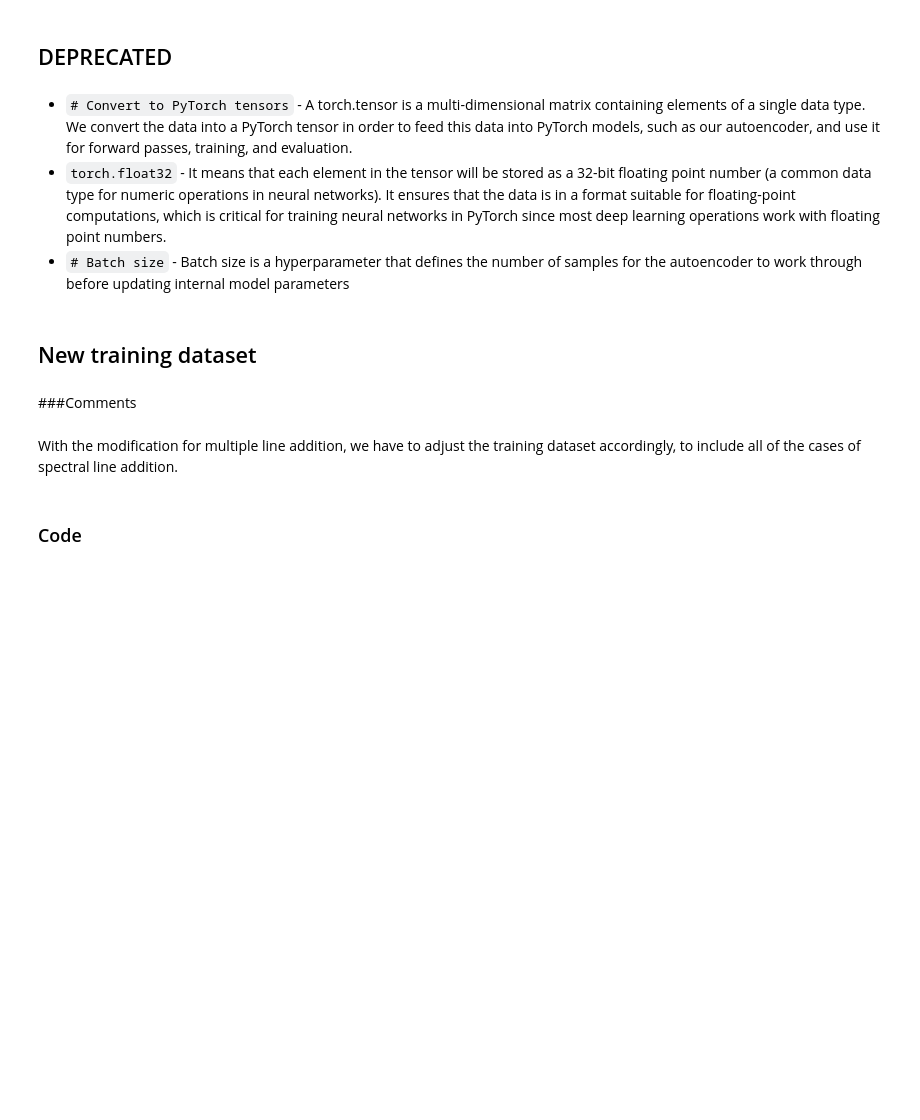
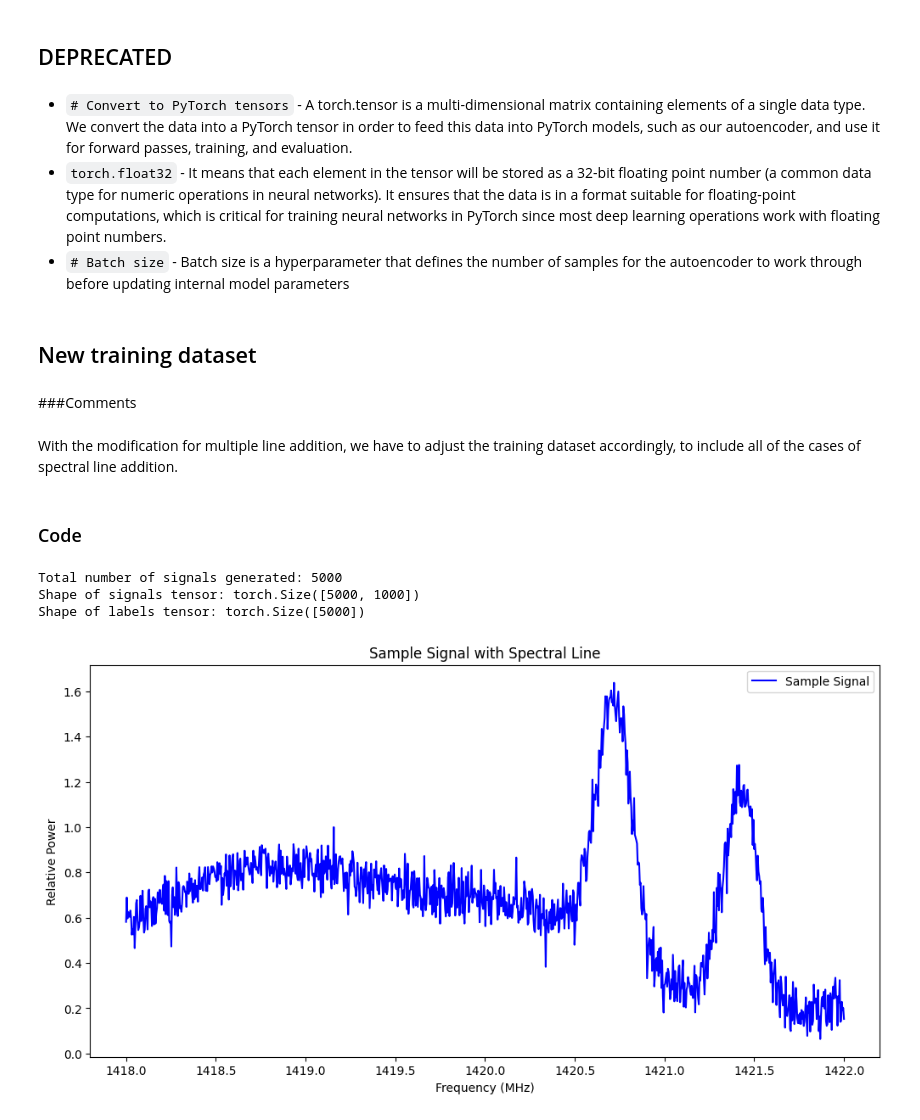
Before and after one commit to Astro-Beam/ASTRO, a Jupyter notebook: Neural Networks/Autoencoder Components/Training Dataset.ipynb, the cells around one changed output. Saved outputs shown, nothing was run; the diff lists cells and outputs as text; code cells hidden in the pictures; blank space fills up the shorter version.

Commit message:
Created balanced dataset for pipeline training

```diff
--- a/Neural Networks/Autoencoder Components/Training Dataset.ipynb
+++ b/Neural Networks/Autoencoder Components/Training Dataset.ipynb
@@ -450,3 +450,81 @@ dataloader = DataLoader(dataset, batch_size=batch_size, shuffle=True)
 With the modification for multiple line addition, we have to adjust the training dataset accordingly, to include all of the cases of spectral line addition.
 # %% [markdown]
 ### Code
+# %%
+# Signal parameters
+n_samples = 1000  # Number of sample points in each signal
+freq_range = np.linspace(1418, 1422, n_samples)  # Frequency range
+n_signals = 5000  # Total number of signals to generate
+n_functions = 10  # Total number of functions (to find the number of signals per function and make a balanced dataset)
+n_signals_per_function = n_signals // n_functions  # Number of signals per function (each function is called the same amount of times)
+
+# List of functions
+single_line_functions = [
+    add_spectral_line_region_1a,
+    add_spectral_line_region_1b,
+    add_spectral_line_region_2a,
+    add_spectral_line_region_2b,
+    add_spectral_line_region_3a,
+    add_spectral_line_region_3b
+]
+
+double_line_functions = [
+    add_two_spectral_lines_region_1,
+    add_two_spectral_lines_region_2,
+    add_two_spectral_lines_region_3
+]
+
+# Dataset initialization
+signals = []
+labels = []  # 0 for background only, 1 or 2 for signals with 1 or 2 spectral lines (respectively)
+
+# Background signals
+for _ in range(n_signals_per_function):
+    signal = generate_background_signal(n_samples)
+    signals.append(signal)
+    labels.append(0)  # Append 0 because no spectral lines exist within the signal
+
+# Single spectral line signals
+for func in single_line_functions:
+    for _ in range(n_signals_per_function):
+        signal = generate_background_signal(n_samples)
+        signal = func(signal, freq_range)
+        signals.append(signal)
+        labels.append(1)  # Append 1 because one spectral line is present (used for signal classification by one CNNC)
+
+# Double spectral line signals
+for func in double_line_functions:
+    for _ in range(n_signals_per_function):
+        signal = generate_background_signal(n_samples)
+        signal = func(signal, freq_range)
+        signals.append(signal)
+        labels.append(2)  # Append 2 because two spectral lines are present within the signal
+
+# Convert to PyTorch tensors
+signals_tensor = torch.tensor(signals, dtype=torch.float32)
+labels_tensor = torch.tensor(labels, dtype=torch.long)
+
+# Create a DataLoader for batching
+dataset = TensorDataset(signals_tensor, labels_tensor)
+batch_size = 64  # Batch size
+dataloader = DataLoader(dataset, batch_size=batch_size, shuffle=True)
+
+# Print the final created dataset
+print(f"Total number of signals generated: {len(signals)}")
+print(f"Shape of signals tensor: {signals_tensor.shape}")
+print(f"Shape of labels tensor: {labels_tensor.shape}")
+
+# Plot a sample signal
+sample_signal = signals[np.random.randint(0, len(signals))]
+plt.figure(figsize=(12, 6))
+plt.plot(freq_range, sample_signal, label='Sample Signal', color='blue')
+plt.title('Sample Signal with Spectral Line')
+plt.xlabel('Frequency (MHz)')
+plt.ylabel('Relative Power')
+plt.legend()
+plt.show()
+# %% [output]
+Total number of signals generated: 5000
+Shape of signals tensor: torch.Size([5000, 1000])
+Shape of labels tensor: torch.Size([5000])
+[figure, added]
```
Also changed, not shown: parts of 1 cell of this notebook.
